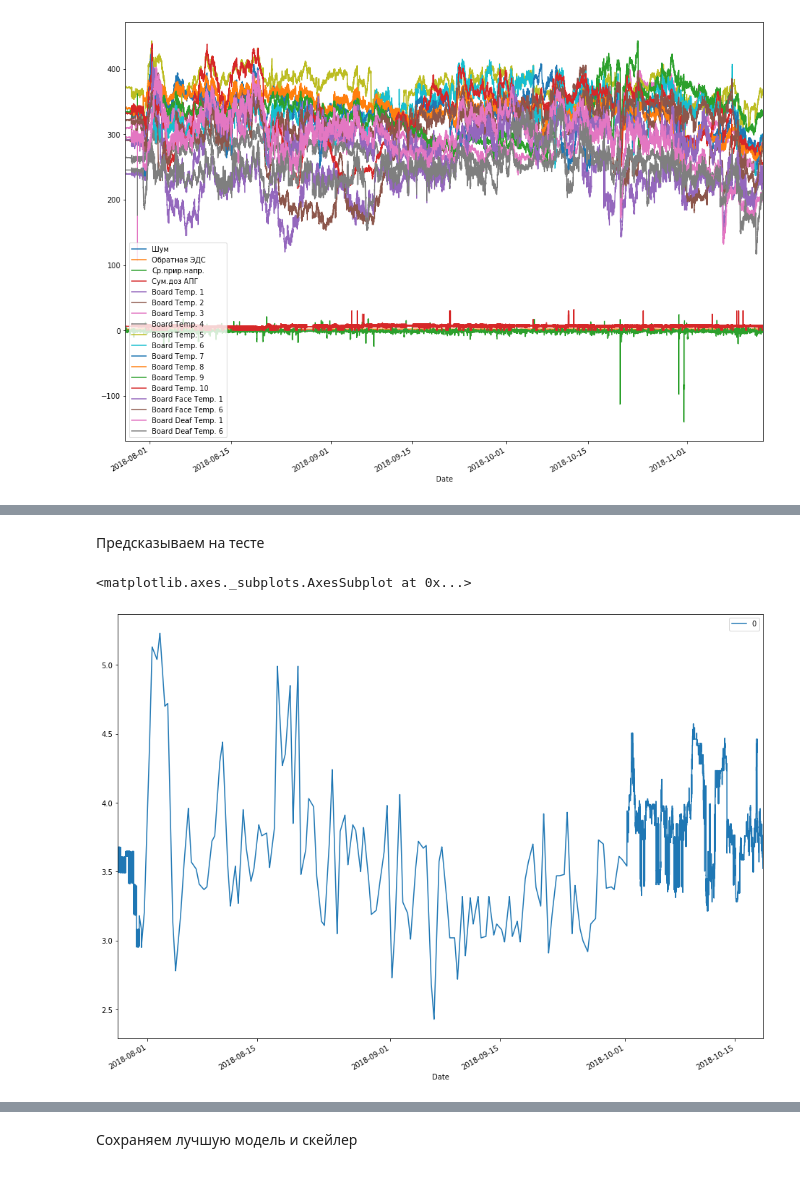
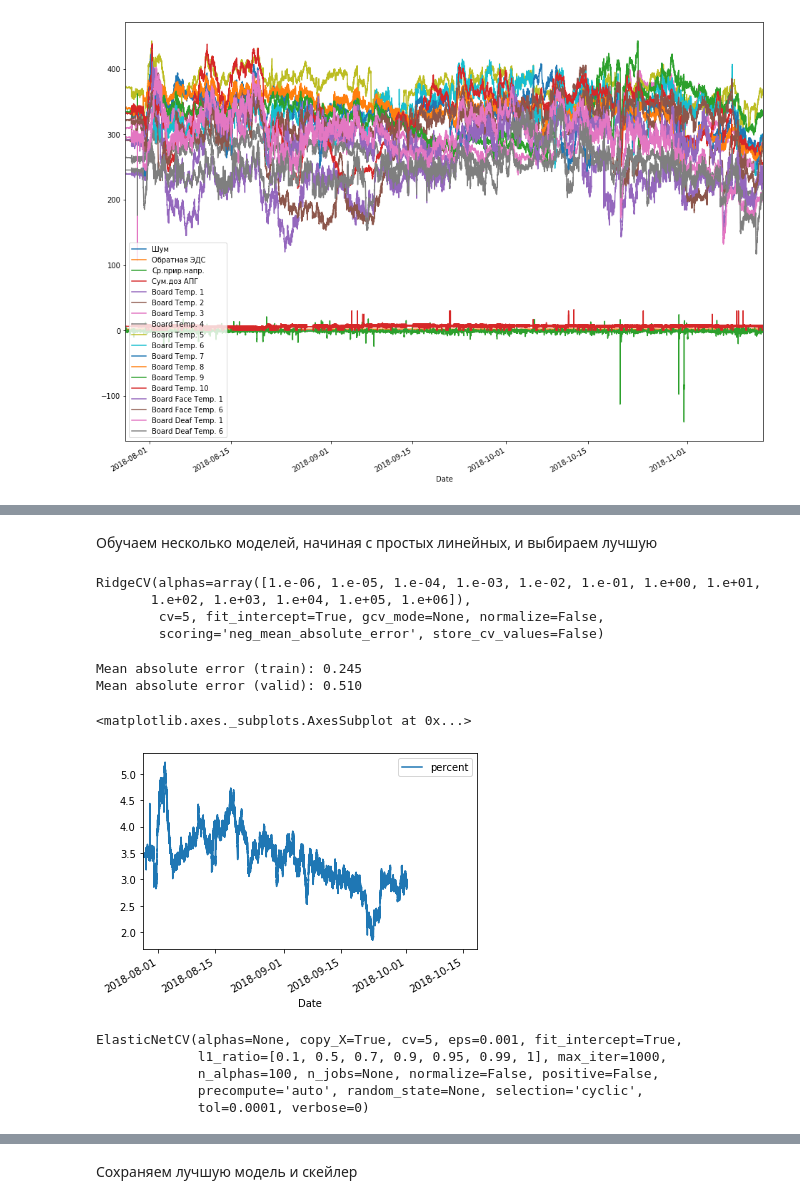
Before and after one commit to sirily/product_percent_prediction, a Jupyter notebook: procent_prediction.ipynb, the cells around one changed output, grey strips where cells are left out. Saved outputs shown, nothing was run; the diff lists cells and outputs as text; code cells hidden in the pictures.

```diff
--- a/procent_prediction.ipynb
+++ b/procent_prediction.ipynb
@@ -8,6 +11,6 @@ from sklearn.preprocessing import StandardScaler
 # %%
-df = pd.read_csv('3min_series.csv')
-target = pd.read_csv('target.csv')
+df = pd.read_csv('./data/3min_series.csv')
+target = pd.read_csv('./data/target.csv')
 # %%
 df.head()
 # %% [output]
@@ -375,19 +247,0 @@ Mean squared error (valid): 0.373
-# %%
-from xgboost import XGBRegressor
-
-xgb = XGBRegressor()
-parameters = {'objective': ['reg:squarederror'],
-              'learning_rate': [0.05, 0.3, 0.5, 0.8, 1],
-              'max_depth': [1, 6, 10, 15],
-              'min_child_weight': [1, 5, 11, 15],
-              'silent': [1],
-              'n_estimators': [100, 500, 1000, 1500],
-              'eval_metric': ['rmse']
-             }
-
-gs_xg = GridSearchCV(xgb, parameters, n_jobs=-1,
-                   cv=5,
-                   scoring='neg_mean_squared_error',
-                   verbose=2, refit=True)
-
-gs_xg.fit(X_train, y_train)
@@ -444,12 +248,33 @@ gs_xg.best_params_
-# %% [markdown]
-Предсказываем на тесте
-# %%
-test_pred = gs_xg.predict(X_test)
-
-pd.concat([y.Date,
-           pd.concat([y.loc[y.product_percents.notna(), 'product_percents'],
-                      pd.DataFrame(test_pred)], axis=0).reset_index(drop=True)], axis=1).\
-set_index('Date').plot(figsize=(16,12))
-# %% [output]
-<matplotlib.axes._subplots.AxesSubplot at 0x...>
-[figure, removed]
+# %% [markdown]
+Обучаем несколько моделей, начиная с простых линейных, и выбираем лучшую
+# %%
+clf = RidgeCV(alphas=np.logspace(-6, 6, 13), cv=5, scoring='neg_mean_absolute_error')
+clf.fit(X_train, y_train)
+# %% [output]
+RidgeCV(alphas=array([1.e-06, 1.e-05, 1.e-04, 1.e-03, 1.e-02, 1.e-01, 1.e+00, 1.e+01,
+       1.e+02, 1.e+03, 1.e+04, 1.e+05, 1.e+06]),
+        cv=5, fit_intercept=True, gcv_mode=None, normalize=False,
+        scoring='neg_mean_absolute_error', store_cv_values=False)
+# %%
+print("Mean absolute error (train): %.3f" % mean_absolute_error(y_train, clf.predict(X_train)))
+print("Mean absolute error (valid): %.3f" % mean_absolute_error(y_valid, clf.predict(X_valid)))
+# %% [output]
+Mean absolute error (train): 0.245
+Mean absolute error (valid): 0.510
+# %%
+pred1 = pd.concat([y.Date, pd.DataFrame(clf.predict(X), columns=['percent'])], axis=1)
+pred1.set_index('Date').plot()
+# %% [output]
+<matplotlib.axes._subplots.AxesSubplot at 0x...>
+[figure, added]
+# %%
+from sklearn.linear_model import ElasticNetCV
+
+regr = ElasticNetCV(cv=5, l1_ratio=[.1, .5, .7, .9, .95, .99, 1], )
+regr.fit(X_train, y_train)
+# %% [output]
+ElasticNetCV(alphas=None, copy_X=True, cv=5, eps=0.001, fit_intercept=True,
+             l1_ratio=[0.1, 0.5, 0.7, 0.9, 0.95, 0.99, 1], max_iter=1000,
+             n_alphas=100, n_jobs=None, normalize=False, positive=False,
+             precompute='auto', random_state=None, selection='cyclic',
+             tol=0.0001, verbose=0)
```
Also changed, not shown: parts of 38 cells of this notebook, 5 other files.
